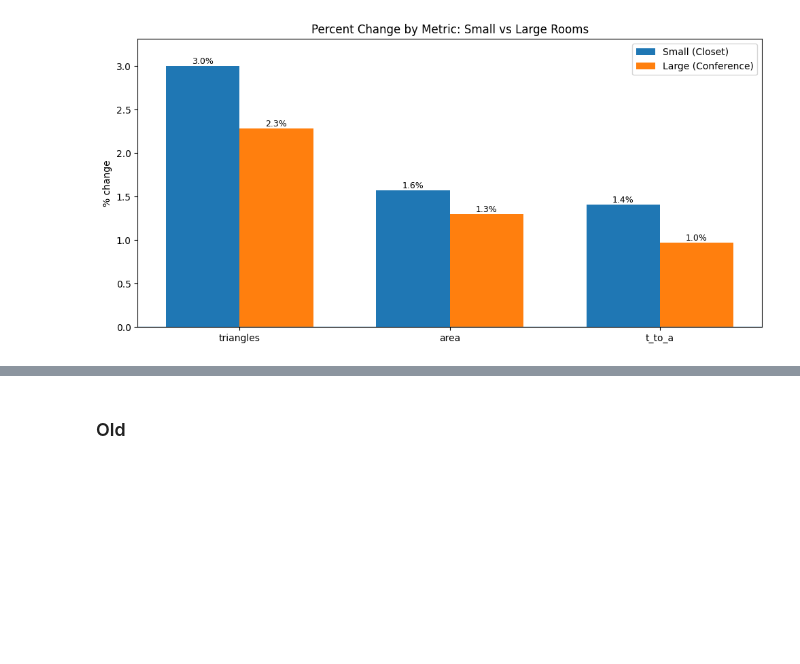
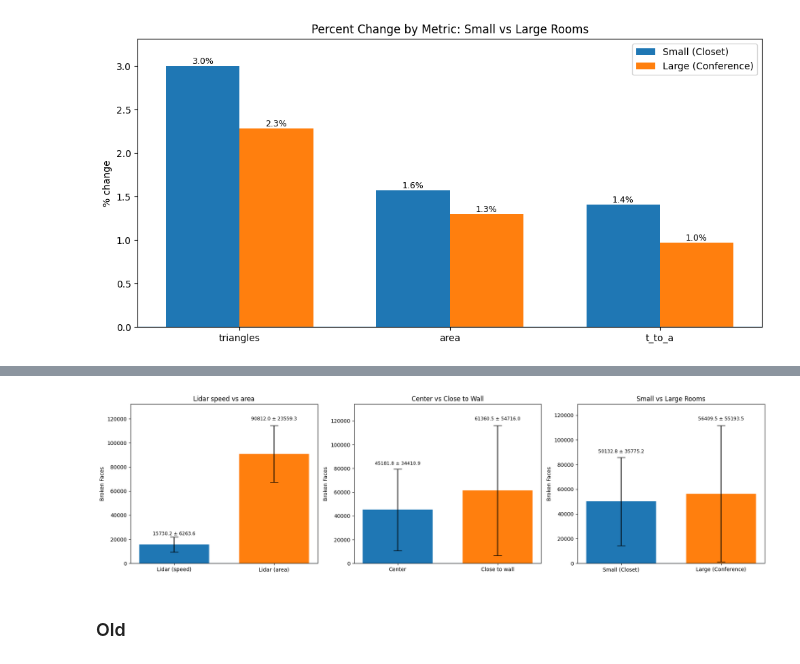
Before and after one commit to madelineloui/scanning, a Jupyter notebook: repair.ipynb, the cells around one changed output, grey strips where cells are left out. Cells and saved outputs as stored; diff of their text form; code cells hidden in the pictures; blank space fills up the shorter version.

```diff
--- a/repair.ipynb
+++ b/repair.ipynb
@@ -378,3 +617,96 @@ plot_two_group(
+# %%
+def plot_broken_faces_group(ax, df_sub, group_col, group_vals, group_labels, title):
+
+    sub = df_sub[df_sub[group_col].isin(group_vals)]
+
+    g_mean = sub.groupby(group_col)["repair_broken_faces_count"].mean()
+    g_std  = sub.groupby(group_col)["repair_broken_faces_count"].std()
+
+    means = g_mean.loc[group_vals].values
+    errs  = g_std.loc[group_vals].values
+
+    # Numeric x positions (compressed)
+    x = np.arange(len(group_vals), dtype=float)
+    spacing_scale = 0.5
+    x *= spacing_scale
+
+    width = 0.35
+
+    bars = ax.bar(
+        x, means,
+        width=width,
+        yerr=errs,
+        capsize=8,
+        color=["C0", "C1"]
+    )
+
+    ax.set_xticks(x)
+    ax.set_xticklabels(group_labels)
+    ax.set_ylabel("Broken Faces")
+    ax.set_title(title)
+    ax.axhline(0, lw=1)
+
+    # Labels above bars
+    for bar, mean_val, err in zip(bars, means, errs):
+        top = mean_val + err
+        ax.text(
+            bar.get_x() + bar.get_width()/2,
+            top + 0.03 * abs(top),
+            f"{mean_val:.1f} ± {err:.1f}",
+            ha="center", va="bottom", fontsize=9
+        )
+
+    # padding
+    ymin, ymax = ax.get_ylim()
+    ax.set_ylim(ymin, ymax * 1.10)
+
+
+# ==========================
+# 3 subplots horizontally
+# ==========================
+
+fig, axes = plt.subplots(1, 3, figsize=(18, 5), sharey=False)
+
+# 1) Lidar speed vs area
+df["tech_group"] = np.where(df["Technique"] == "Lidar (speed)", "speed", "area")
+plot_broken_faces_group(
+    axes[0],
+    df,
+    group_col="tech_group",
+    group_vals=["speed", "area"],
+    group_labels=["Lidar (speed)", "Lidar (area)"],
+    title="Lidar speed vs area"
+)
+
+# 2) Center vs close to wall
+pos_col = "Center/close to wall (within 5 ft)"
+plot_broken_faces_group(
+    axes[1],
+    df,
+    group_col=pos_col,
+    group_vals=["Center", "Close to wall"],
+    group_labels=["Center", "Close to wall"],
+    title="Center vs Close to Wall"
+)
+
+# 3) Small vs large room
+df["room_group"] = np.where(df["Room"] == "Closet", "small",
+                     np.where(df["Room"] == "Conference", "large", "other"))
+df_rooms = df[df["room_group"].isin(["small", "large"])]
+
+plot_broken_faces_group(
+    axes[2],
+    df_rooms,
+    group_col="room_group",
+    group_vals=["small", "large"],
+    group_labels=["Small (Closet)", "Large (Conference)"],
+    title="Small vs Large Rooms"
+)
+
+plt.tight_layout()
+plt.show()
+# %% [output]
+[figure, added]
 # %% [markdown]
 ### Old
 # %%
```
Also changed, not shown: parts of 6 cells of this notebook.
